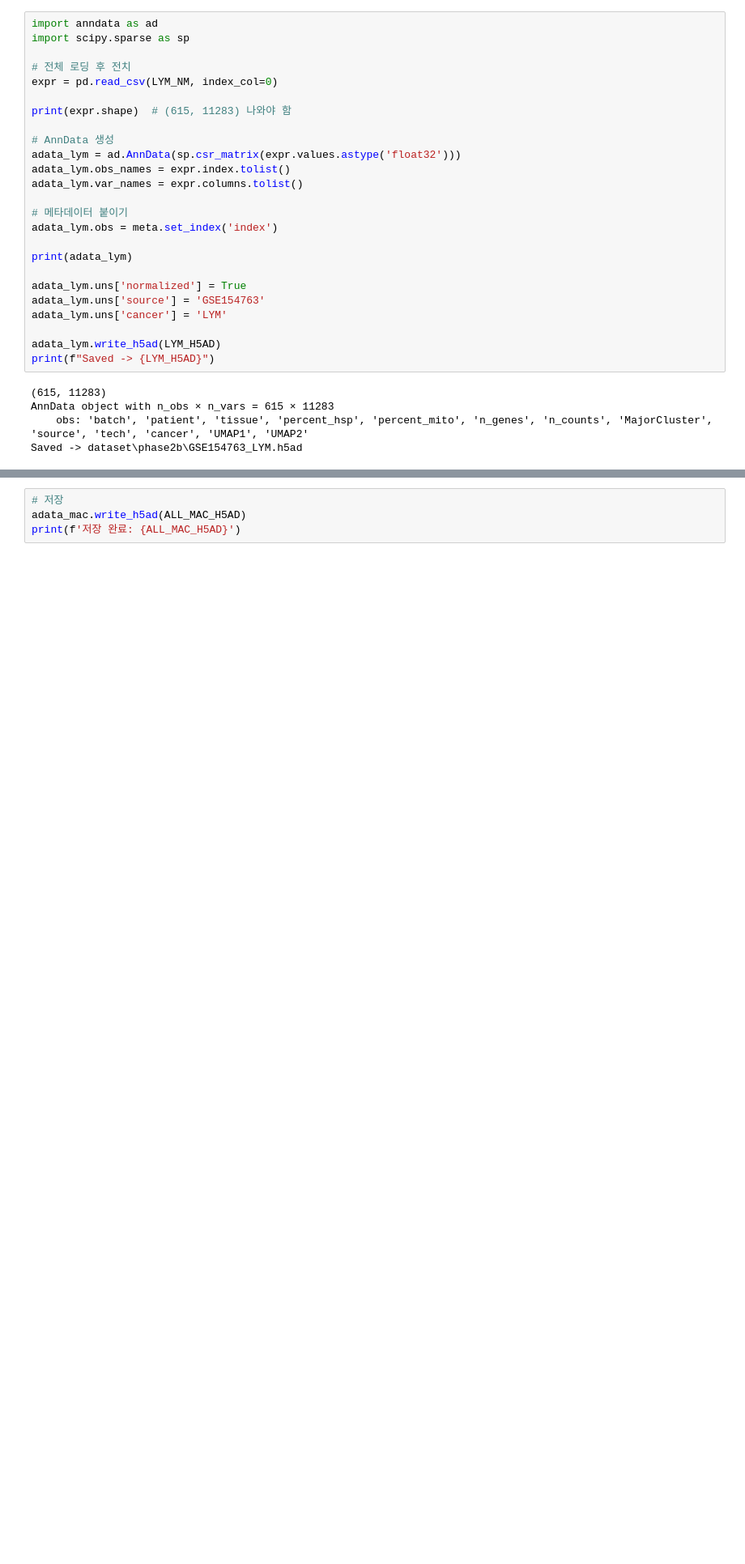
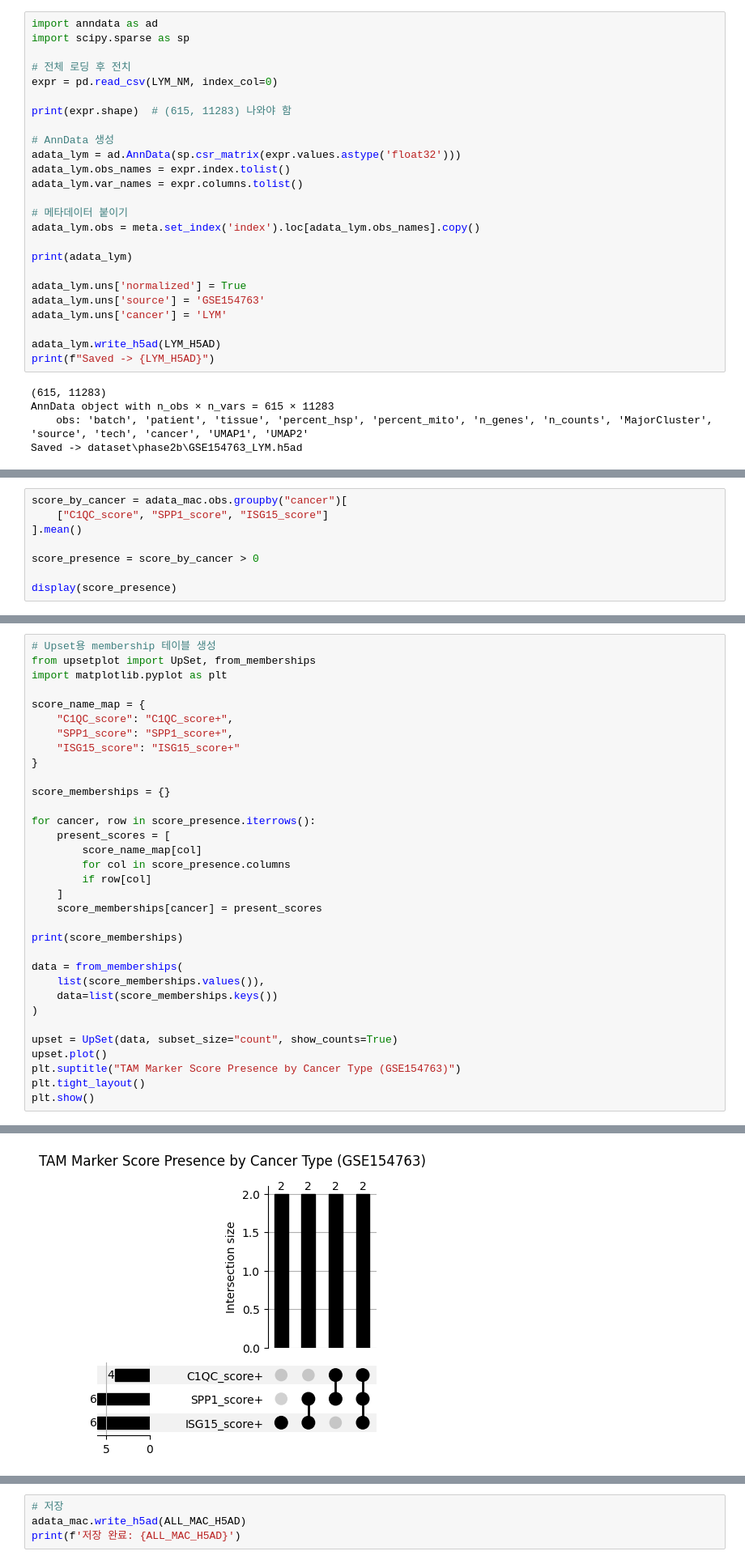
Before and after one commit to boeun02/scRNA-seq-Cancer-Immunology-Analysis, a Jupyter notebook: phase2_analysis/03_TME_composition.ipynb, the cells around one changed output, grey strips where cells are left out. Shown at 81% size. Drawn from its saved outputs; the diff is of its cells as text; blank space fills up the shorter version.

```diff
--- a/phase2_analysis/03_TME_composition.ipynb
+++ b/phase2_analysis/03_TME_composition.ipynb
@@ -513,7 +509,7 @@ adata_lym.obs_names = expr.index.tolist()
 adata_lym.var_names = expr.columns.tolist()
 
 # 메타데이터 붙이기
-adata_lym.obs = meta.set_index('index')
+adata_lym.obs = meta.set_index('index').loc[adata_lym.obs_names].copy()
 
 print(adata_lym)
 
@@ -648,0 +905,8 @@ scRNA-seq에서는 observed = True가 맞는 이유임
+# %%
+score_by_cancer = adata_mac.obs.groupby("cancer")[
+    ["C1QC_score", "SPP1_score", "ISG15_score"]
+].mean()
+
+score_presence = score_by_cancer > 0
+
+display(score_presence)
@@ -648,0 +924,34 @@ scRNA-seq에서는 observed = True가 맞는 이유임
+# %%
+# Upset용 membership 테이블 생성
+from upsetplot import UpSet, from_memberships
+import matplotlib.pyplot as plt
+
+score_name_map = {
+    "C1QC_score": "C1QC_score+",
+    "SPP1_score": "SPP1_score+",
+    "ISG15_score": "ISG15_score+"
+}
+
+score_memberships = {}
+
+for cancer, row in score_presence.iterrows():
+    present_scores = [
+        score_name_map[col]
+        for col in score_presence.columns
+        if row[col]
+    ]
+    score_memberships[cancer] = present_scores
+
+print(score_memberships)
+
+data = from_memberships(
+    list(score_memberships.values()),
+    data=list(score_memberships.keys())
+)
+
+upset = UpSet(data, subset_size="count", show_counts=True)
+upset.plot()
+plt.suptitle("TAM Marker Score Presence by Cancer Type (GSE154763)")
+plt.tight_layout()
+plt.show()
+# %% [output]
@@ -648,0 +976 @@ scRNA-seq에서는 observed = True가 맞는 이유임
+[figure, added]
```
Also changed, not shown: parts of 39 cells of this notebook, 5 other files.
